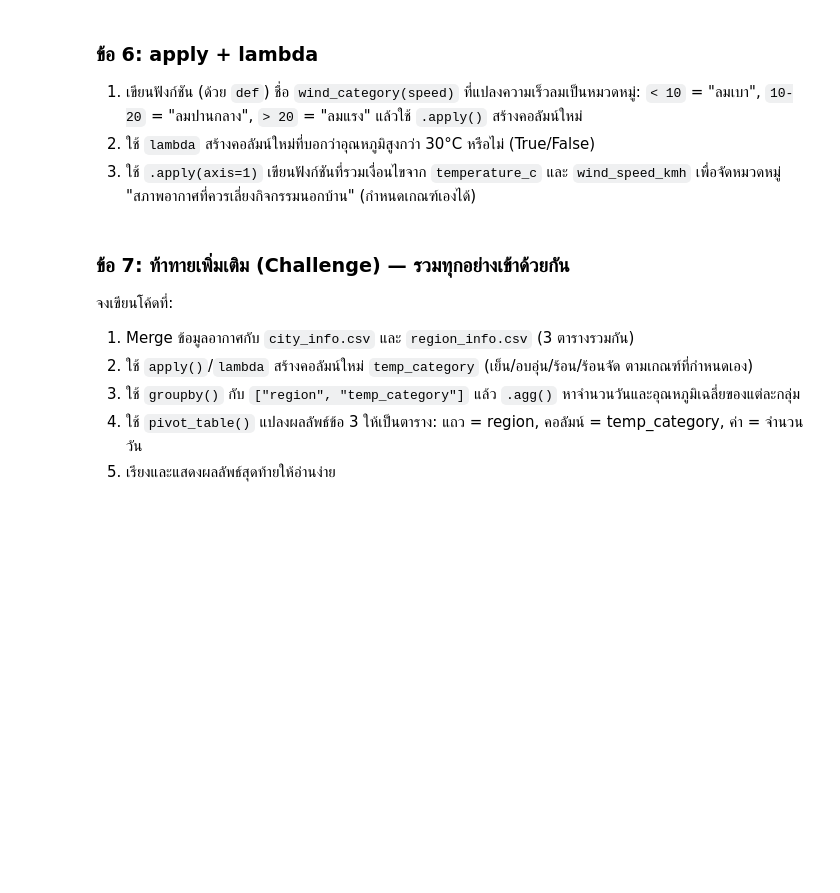
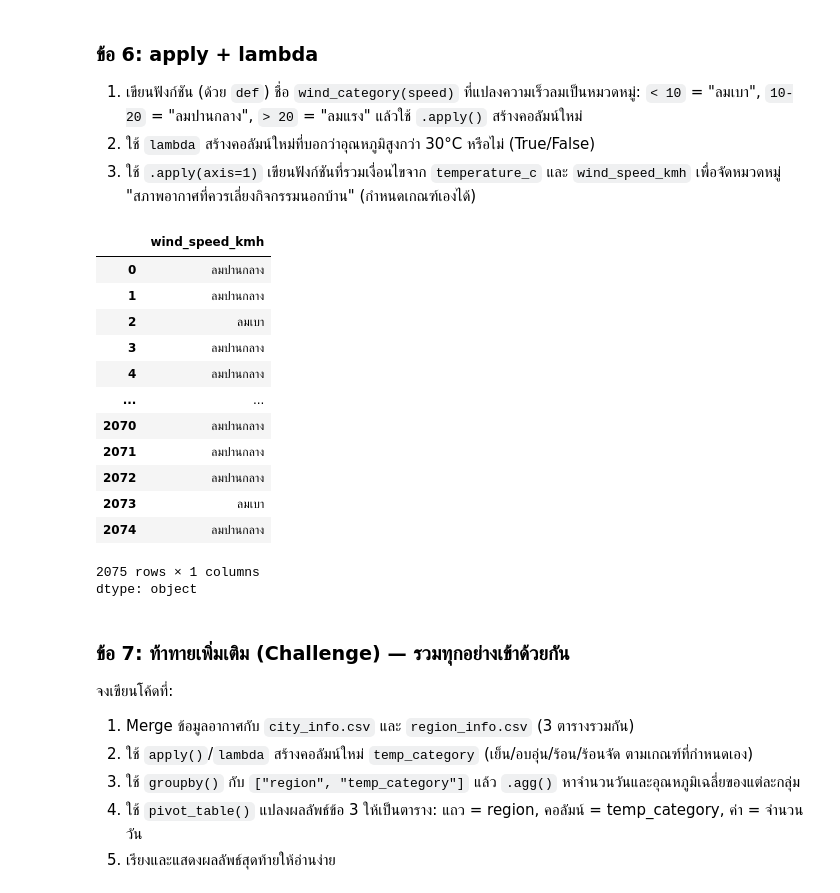
Before and after one commit to kunphat510214-netizen/-, a Jupyter notebook: Module-A-Notebooks/SC612104_Session09_Pandas_Advanced.ipynb, the cells around one changed output. Saved outputs shown, nothing was run; the diff lists cells and outputs as text; code cells hidden in the pictures; blank space fills up the shorter version.

```diff
--- a/Module-A-Notebooks/SC612104_Session09_Pandas_Advanced.ipynb
+++ b/Module-A-Notebooks/SC612104_Session09_Pandas_Advanced.ipynb
@@ -992,3 +650,11 @@ print("\nผลลัพธ์เหมือนกันไหม:", df["temp_f
 4    Cape Town           19.1            66.38
 
 ผลลัพธ์เหมือนกันไหม: True
+# %%
+# วิธีปกติด้วย def
+def celsius_to_fahrenheit(c):
+    return c * 9/5 + 32
+# %%
+# วิธี lambda (ใช้ครั้งเดียว ไม่ตั้งชื่อ)
+df["temp_fahrenheit"] = df["temperature_c"].apply(lambda c: c * 9/5 + 32)
+print(df[["city", "temperature_c", "temp_fahrenheit"]].head())
@@ -994,0 +670,4 @@ print("\nผลลัพธ์เหมือนกันไหม:", df["temp_f
+# %%
+# ตรวจสอบว่าได้ผลลัพธ์เหมือนกับใช้ def
+df["temp_fahrenheit_v2"] = df["temperature_c"].apply(celsius_to_fahrenheit)
+print("\nผลลัพธ์เหมือนกันไหม:", df["temp_fahrenheit"].equals(df["temp_fahrenheit_v2"]))
@@ -1094,3 +812,31 @@ KeyError: 'region_city_avg'
+# %%
+# เขียนคำตอบข้อ 6 ที่นี่
+def wind_category(speed):
+    if speed < 10:
+        return "ลมเบา"
+    elif speed >= 10 <= 20:
+        return "ลมปานกลาง"
+    elif speed > 20:
+        return "ลมแรง"
+    else:
+        return "ไม่มีลม"
+
+df["wind_speed_kmh"].apply(wind_category)
+# %% [output]
+|  | wind_speed_kmh |
+| 0 | ลมปานกลาง |
+| 1 | ลมปานกลาง |
+| 2 | ลมเบา |
+| 3 | ลมปานกลาง |
+| 4 | ลมปานกลาง |
+| ... | ... |
+| 2070 | ลมปานกลาง |
+| 2071 | ลมปานกลาง |
+| 2072 | ลมปานกลาง |
+| 2073 | ลมเบา |
+| 2074 | ลมปานกลาง |
+2075 rows × 1 columns
+dtype: object
 # %% [markdown]
 ### ข้อ 7: ท้าทายเพิ่มเติม (Challenge) — รวมทุกอย่างเข้าด้วยกัน
 จงเขียนโค้ดที่:
```
Also changed, not shown: parts of 53 cells of this notebook.
